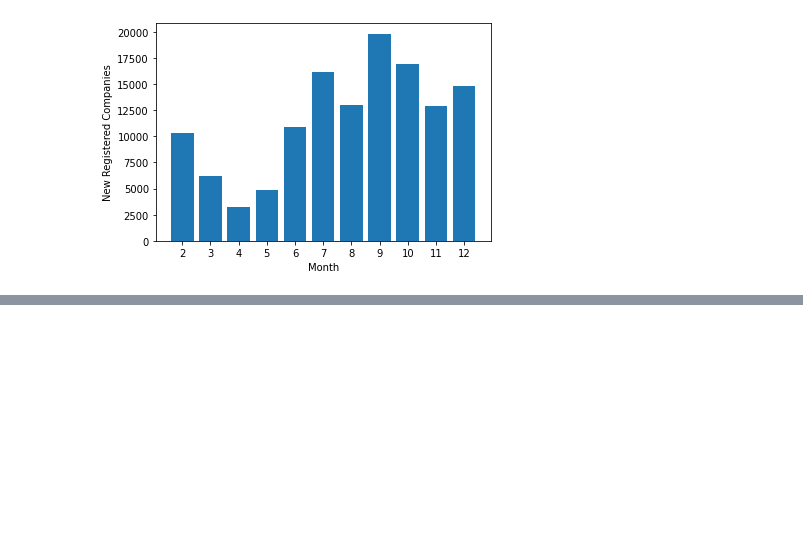
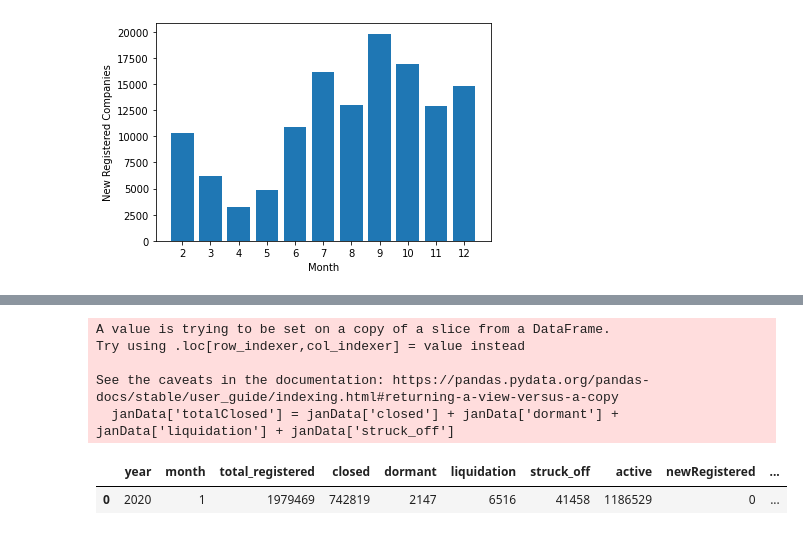
Before and after one commit to goyalshashank/DataScience, a Jupyter notebook: CovidAnalysis/CovidAnalysis.ipynb, the cells around one changed output, grey strips where cells are left out. Saved outputs shown, nothing was run; the diff lists cells and outputs as text; code cells hidden in the pictures; blank space fills up the shorter version.

```diff
--- a/CovidAnalysis/CovidAnalysis.ipynb
+++ b/CovidAnalysis/CovidAnalysis.ipynb
@@ -74,0 +114,17 @@ Text(0, 0.5, 'New Registered Companies')
+# %%
+
+##total closed in January 2020
+
+janData = mcaData[(mcaData['year'] == 2020) & (mcaData['month'] == 1)]
+
+janData['totalClosed'] = janData['closed'] + janData['dormant'] + janData['liquidation'] + janData['struck_off']
+
+janData
+# %% [output]
+A value is trying to be set on a copy of a slice from a DataFrame.
+Try using .loc[row_indexer,col_indexer] = value instead
+
+See the caveats in the documentation: https://pandas.pydata.org/pandas-docs/stable/user_guide/indexing.html#returning-a-view-versus-a-copy
+  janData['totalClosed'] = janData['closed'] + janData['dormant'] + janData['liquidation'] + janData['struck_off']
+|  | year | month | total_registered | closed | dormant | liquidation | struck_off | active | newRegistered | ... |
+| 0 | 2020 | 1 | 1979469 | 742819 | 2147 | 6516 | 41458 | 1186529 | 0 | ... |
```
Also changed, not shown: parts of 10 cells of this notebook.
